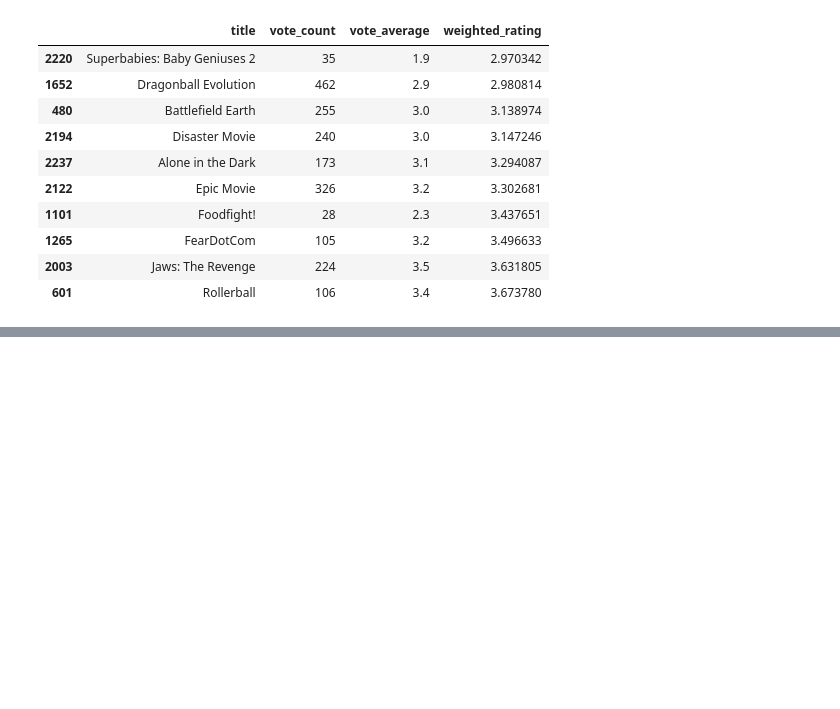
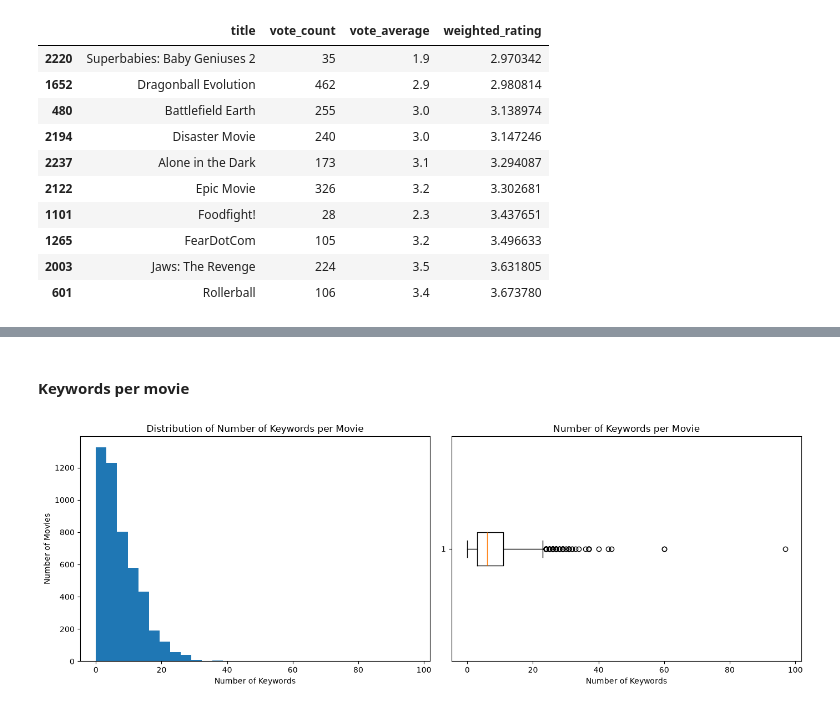
Before and after one commit to dario2002lr-coder/vector-recommender, a Jupyter notebook: notebooks/EDA_tmdb_5000_movie_dataset.ipynb, the cells around one changed output, grey strips where cells are left out. Cells and saved outputs as stored; diff of their text form; code cells hidden in the pictures; blank space fills up the shorter version.

```diff
--- a/notebooks/EDA_tmdb_5000_movie_dataset.ipynb
+++ b/notebooks/EDA_tmdb_5000_movie_dataset.ipynb
@@ -1008,0 +1037,22 @@ bottom_10_wr[["title", "vote_count", "vote_average", "weighted_rating"]]
+# %%
+# 📊 Parse keywords without modifying the original dataframe
+keywords_parsed = merged_df["keywords"].fillna("[]").apply(ast.literal_eval)
+
+# 📊 Dictionary: keyword ID -> set of names
+id_to_names = defaultdict(set)
+
+for keywords in keywords_parsed:
+    for kw in keywords:
+        id_to_names[kw["id"]].add(kw["name"])
+
+# 🔍 IDs associated with more than one name
+inconsistent_ids = {
+    keyword_id: names
+    for keyword_id, names in id_to_names.items()
+    if len(names) > 1
+}
+
+print(f"Number of inconsistent keyword IDs: {len(inconsistent_ids)}")
+
+if inconsistent_ids:
+    display(inconsistent_ids)
@@ -1008,0 +1112,24 @@ bottom_10_wr[["title", "vote_count", "vote_average", "weighted_rating"]]
+# %% [markdown]
+#### Keywords per movie
+# %%
+# 📊 Count the number of keywords for each movie
+keyword_counts = keywords_parsed.apply(len)
+
+# 📐 Create figure with 2 subplots
+fig, axes = plt.subplots(1, 2, figsize=(14, 5))
+
+# 📊 Histogram
+axes[0].hist(keyword_counts, bins=30)
+axes[0].set_title("Distribution of Number of Keywords per Movie")
+axes[0].set_xlabel("Number of Keywords")
+axes[0].set_ylabel("Number of Movies")
+
+# 📦 Boxplot
+axes[1].boxplot(keyword_counts, vert=False)
+axes[1].set_title("Number of Keywords per Movie")
+axes[1].set_xlabel("Number of Keywords")
+
+plt.tight_layout()
+plt.show()
+# %% [output]
+[figure, added]
```
Also changed, not shown: parts of 46 cells of this notebook.
